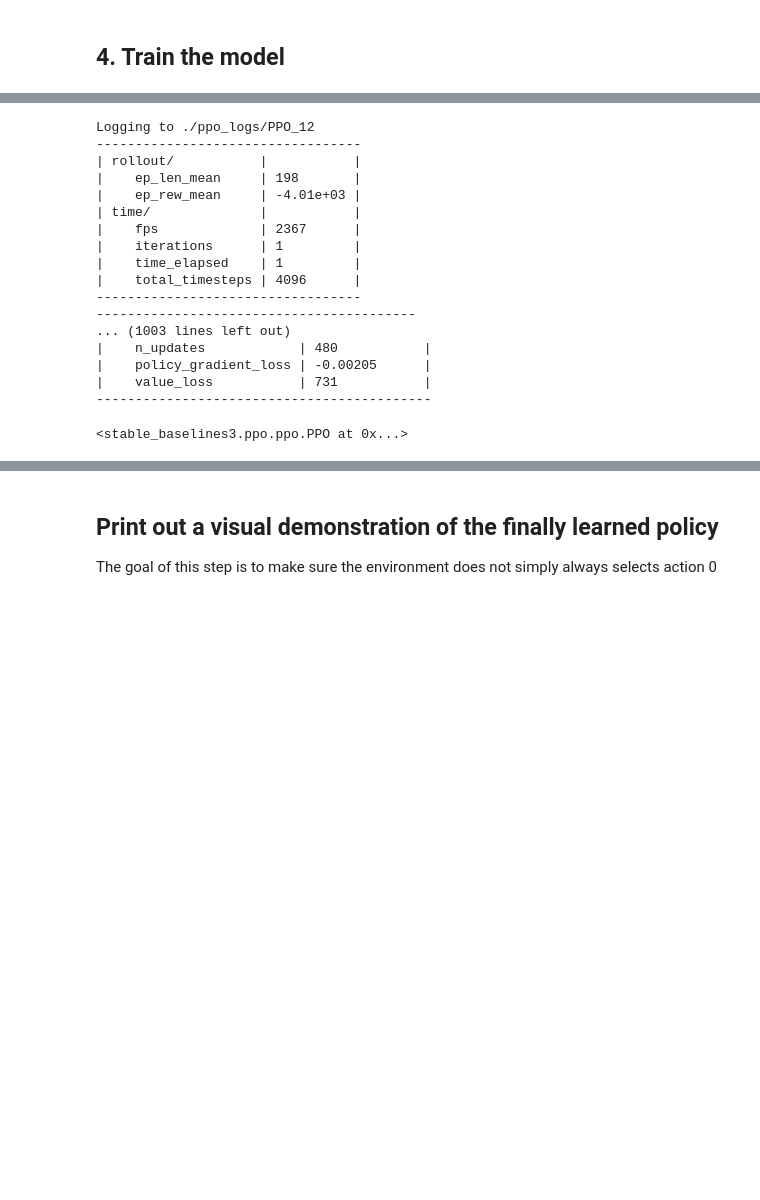
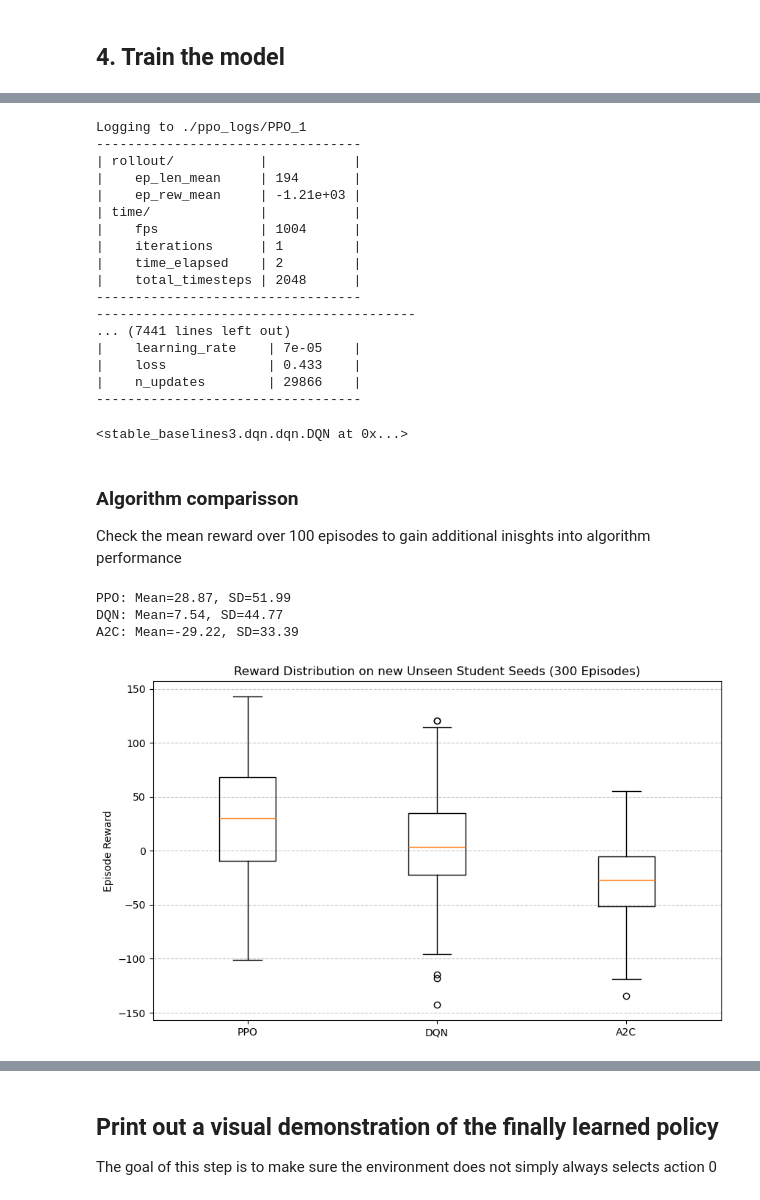
Before and after one commit to Janne-ro/learning-when-to-help, a Jupyter notebook: rl_agent/rl_agent_training.ipynb, the cells around one changed output, grey strips where cells are left out. Saved outputs shown, nothing was run; the diff lists cells and outputs as text; code cells hidden in the pictures; blank space fills up the shorter version.

```diff
--- a/rl_agent/rl_agent_training.ipynb
+++ b/rl_agent/rl_agent_training.ipynb
@@ -93,24 +212,56 @@ Wrapping the env in a DummyVecEnv.
 # %%
 #!tensorboard --logdir ppo_logs --port 6006
 # %%
-TIMESTEPS = 200_000
-model.learn(total_timesteps=TIMESTEPS)
+TIMESTEPS = 120_000
+#note that the callback does not change the functionality of learning significantly it just adjusts the entropy coefficient over time for a comparable visualization
+model.learn(total_timesteps=TIMESTEPS, callback=callback)
+model_a2c.learn(total_timesteps=TIMESTEPS)
+model_dqn.learn(total_timesteps=TIMESTEPS)
 # %% [output]
-Logging to ./ppo_logs/PPO_12
+Logging to ./ppo_logs/PPO_1
 ----------------------------------
 | rollout/           |           |
-|    ep_len_mean     | 198       |
-|    ep_rew_mean     | -4.01e+03 |
+|    ep_len_mean     | 194       |
+|    ep_rew_mean     | -1.21e+03 |
 | time/              |           |
-|    fps             | 2367      |
+|    fps             | 1004      |
 |    iterations      | 1         |
-|    time_elapsed    | 1         |
-|    total_timesteps | 4096      |
+|    time_elapsed    | 2         |
+|    total_timesteps | 2048      |
 ----------------------------------
 -----------------------------------------
-... (1003 lines left out)
-|    n_updates            | 480           |
-|    policy_gradient_loss | -0.00205      |
-|    value_loss           | 731           |
--------------------------------------------
+... (7441 lines left out)
+|    learning_rate    | 7e-05    |
+|    loss             | 0.433    |
+|    n_updates        | 29866    |
+----------------------------------
-<stable_baselines3.ppo.ppo.PPO at 0x...>
+<stable_baselines3.dqn.dqn.DQN at 0x...>
+# %% [markdown]
+### Algorithm comparisson
+
+Check the mean reward over 100 episodes to gain additional inisghts into algorithm performance
+# %%
+# 1. Run evaluation and return RAW episode rewards (not just the mean)
+# return_episode_rewards=True returns (list_of_rewards, list_of_lengths)
+ppo_rewards, _ = evaluate_policy(model, env, n_eval_episodes=300, return_episode_rewards=True)
+dqn_rewards, _ = evaluate_policy(model_dqn, env, n_eval_episodes=300, return_episode_rewards=True)
+a2c_rewards, _ = evaluate_policy(model_a2c, env, n_eval_episodes=300, return_episode_rewards=True)
+
+# 2. Print Mean and SD
+print(f"PPO: Mean={np.mean(ppo_rewards):.2f}, SD={np.std(ppo_rewards):.2f}")
+print(f"DQN: Mean={np.mean(dqn_rewards):.2f}, SD={np.std(dqn_rewards):.2f}")
+print(f"A2C: Mean={np.mean(a2c_rewards):.2f}, SD={np.std(a2c_rewards):.2f}")
+
+# 3. Create a Boxplot Comparison
+plt.figure(figsize=(10, 6))
+plt.boxplot([ppo_rewards, dqn_rewards, a2c_rewards], labels=['PPO', 'DQN', 'A2C'])
+plt.ylabel('Episode Reward')
+plt.title('Reward Distribution on new Unseen Student Seeds (300 Episodes)')
+plt.grid(axis='y', linestyle='--', alpha=0.7)
+plt.savefig('reward_comparison_boxplot.png')
+plt.show()
+# %% [output]
+PPO: Mean=28.87, SD=51.99
+DQN: Mean=7.54, SD=44.77
+A2C: Mean=-29.22, SD=33.39
+[figure, added]
```
Also changed, not shown: parts of 11 cells of this notebook, 13 other files.
